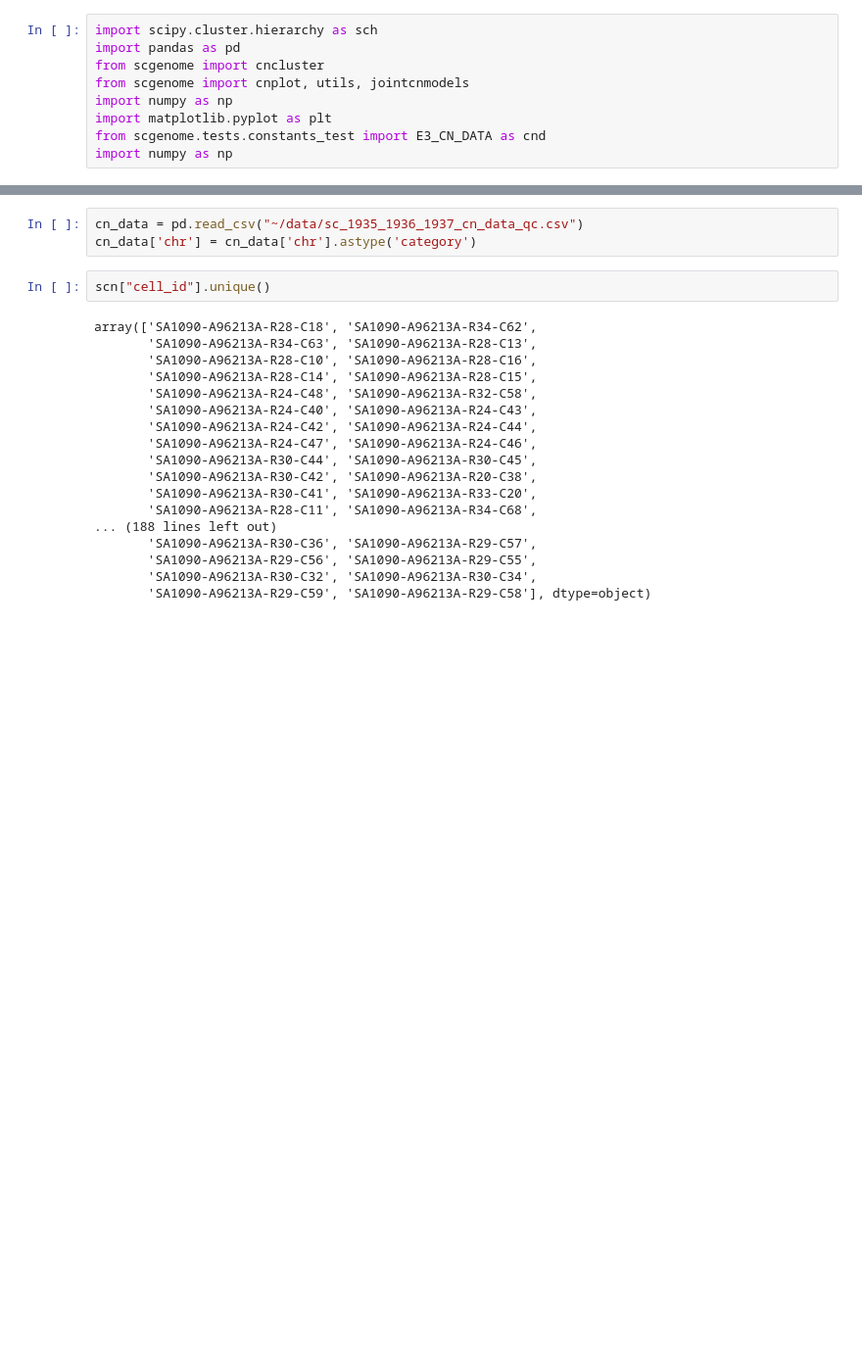
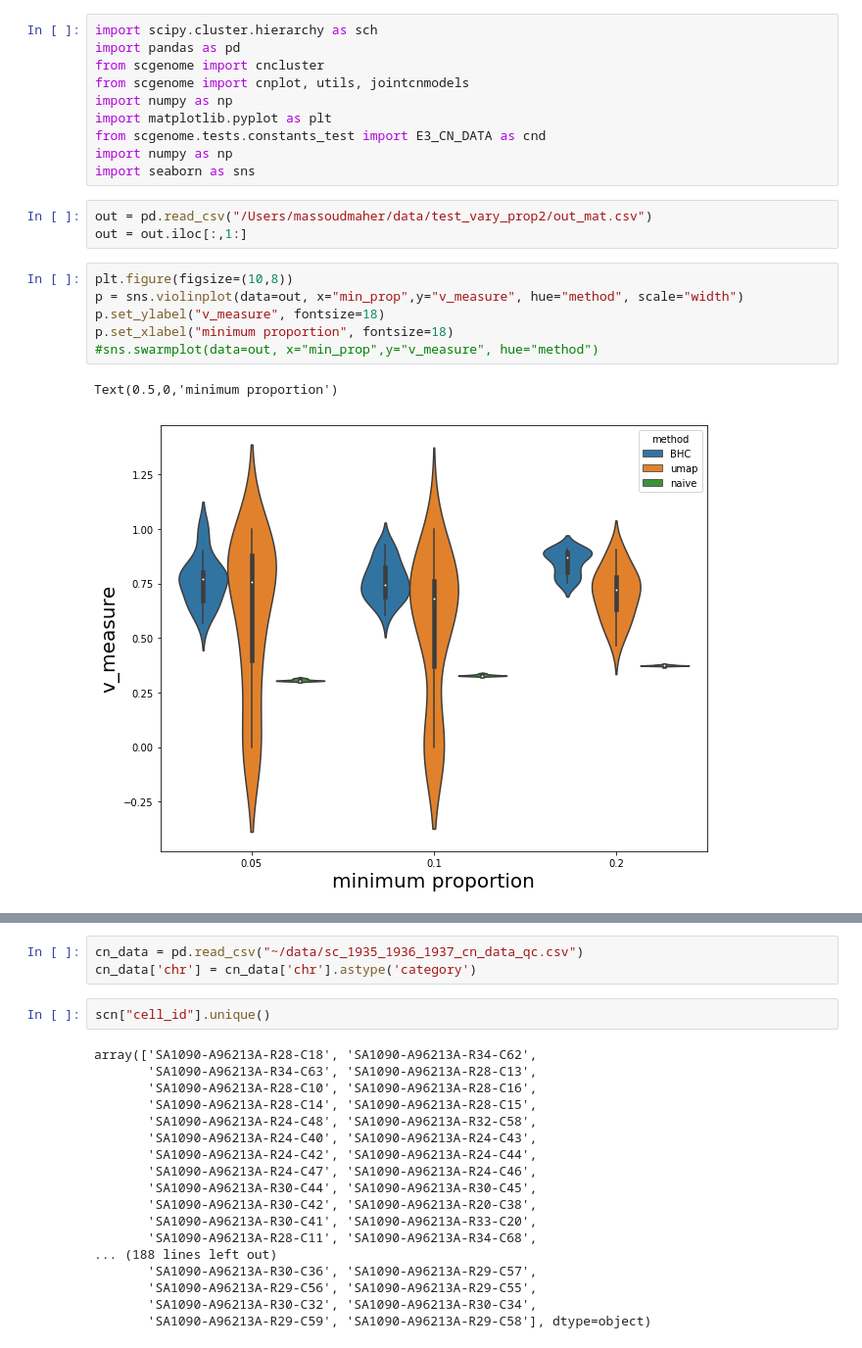
Before and after one commit to shahcompbio/scgenome-deprecated, a Jupyter notebook: notebooks/scratch.ipynb, the cells around one changed output, grey strips where cells are left out. Shown at 98% size. Drawn from its saved outputs; the diff is of its cells as text; blank space fills up the shorter version.

```diff
--- a/notebooks/scratch.ipynb
+++ b/notebooks/scratch.ipynb
@@ -7,3 +7,16 @@ import numpy as np
 import matplotlib.pyplot as plt
 from scgenome.tests.constants_test import E3_CN_DATA as cnd
 import numpy as np
+import seaborn as sns
+# %%
+out = pd.read_csv("/Users/massoudmaher/data/test_vary_prop2/out_mat.csv")
+out = out.iloc[:,1:]
+# %%
+plt.figure(figsize=(10,8))
+p = sns.violinplot(data=out, x="min_prop",y="v_measure", hue="method", scale="width")
+p.set_ylabel("v_measure", fontsize=18)
+p.set_xlabel("minimum proportion", fontsize=18)
+#sns.swarmplot(data=out, x="min_prop",y="v_measure", hue="method")
+# %% [output]
+Text(0.5,0,'minimum proportion')
+[figure, added]
```
Also changed, not shown: parts of 2 cells of this notebook, 12 other files.
